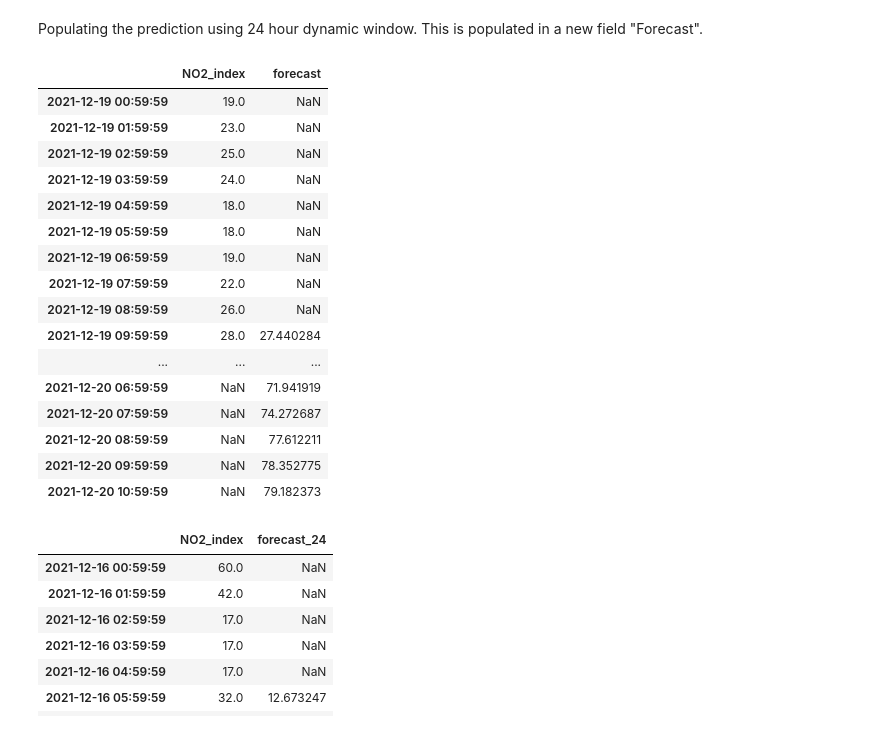
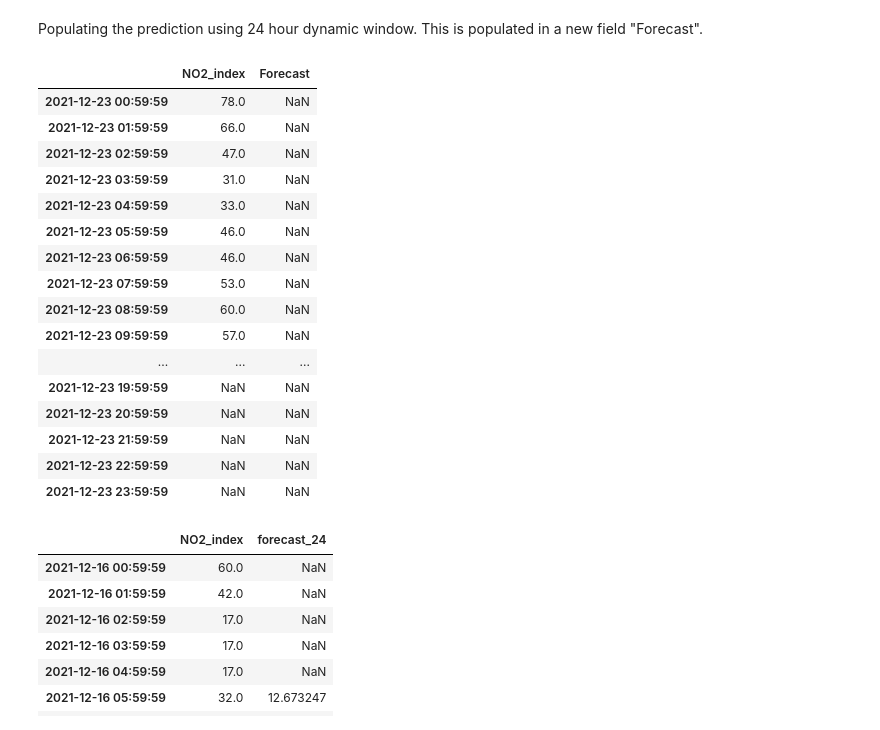
Before and after one commit to corti-acs/KS_TFM_MadridAirQuality, a Jupyter notebook: notebooks/5ttestseststs.ipynb, the cells around one changed output. Cells and saved outputs as stored; diff of their text form; code cells hidden in the pictures.

```diff
--- a/notebooks/5ttestseststs.ipynb
+++ b/notebooks/5ttestseststs.ipynb
@@ -444,25 +441,25 @@ resB = modelB.smooth(pickled_model.params)
 pred = resB.predict(start = df_16p.index[len(df_16p)-26], end=df_16p.index[len(df_16p)-1], dynamic=True)
 df_16p['Forecast'] = pred
 # %%
-df_16p
+df_16p.head(50)
 # %% [output]
-|  | NO2_index | forecast |
-| 2021-12-19 00:59:59 | 19.0 | NaN |
-| 2021-12-19 01:59:59 | 23.0 | NaN |
-| 2021-12-19 02:59:59 | 25.0 | NaN |
-| 2021-12-19 03:59:59 | 24.0 | NaN |
-| 2021-12-19 04:59:59 | 18.0 | NaN |
-| 2021-12-19 05:59:59 | 18.0 | NaN |
-| 2021-12-19 06:59:59 | 19.0 | NaN |
-| 2021-12-19 07:59:59 | 22.0 | NaN |
-| 2021-12-19 08:59:59 | 26.0 | NaN |
-| 2021-12-19 09:59:59 | 28.0 | 27.440284 |
+|  | NO2_index | Forecast |
+| 2021-12-23 00:59:59 | 78.0 | NaN |
+| 2021-12-23 01:59:59 | 66.0 | NaN |
+| 2021-12-23 02:59:59 | 47.0 | NaN |
+| 2021-12-23 03:59:59 | 31.0 | NaN |
+| 2021-12-23 04:59:59 | 33.0 | NaN |
+| 2021-12-23 05:59:59 | 46.0 | NaN |
+| 2021-12-23 06:59:59 | 46.0 | NaN |
+| 2021-12-23 07:59:59 | 53.0 | NaN |
+| 2021-12-23 08:59:59 | 60.0 | NaN |
+| 2021-12-23 09:59:59 | 57.0 | NaN |
 | ... | ... | ... |
-| 2021-12-20 06:59:59 | NaN | 71.941919 |
-| 2021-12-20 07:59:59 | NaN | 74.272687 |
-| 2021-12-20 08:59:59 | NaN | 77.612211 |
-| 2021-12-20 09:59:59 | NaN | 78.352775 |
-| 2021-12-20 10:59:59 | NaN | 79.182373 |
+| 2021-12-23 19:59:59 | NaN | NaN |
+| 2021-12-23 20:59:59 | NaN | NaN |
+| 2021-12-23 21:59:59 | NaN | NaN |
+| 2021-12-23 22:59:59 | NaN | NaN |
+| 2021-12-23 23:59:59 | NaN | NaN |
 # %%
 df_16_s
 # %% [output]
```
Also changed, not shown: parts of 5 cells of this notebook, 1 other file.
